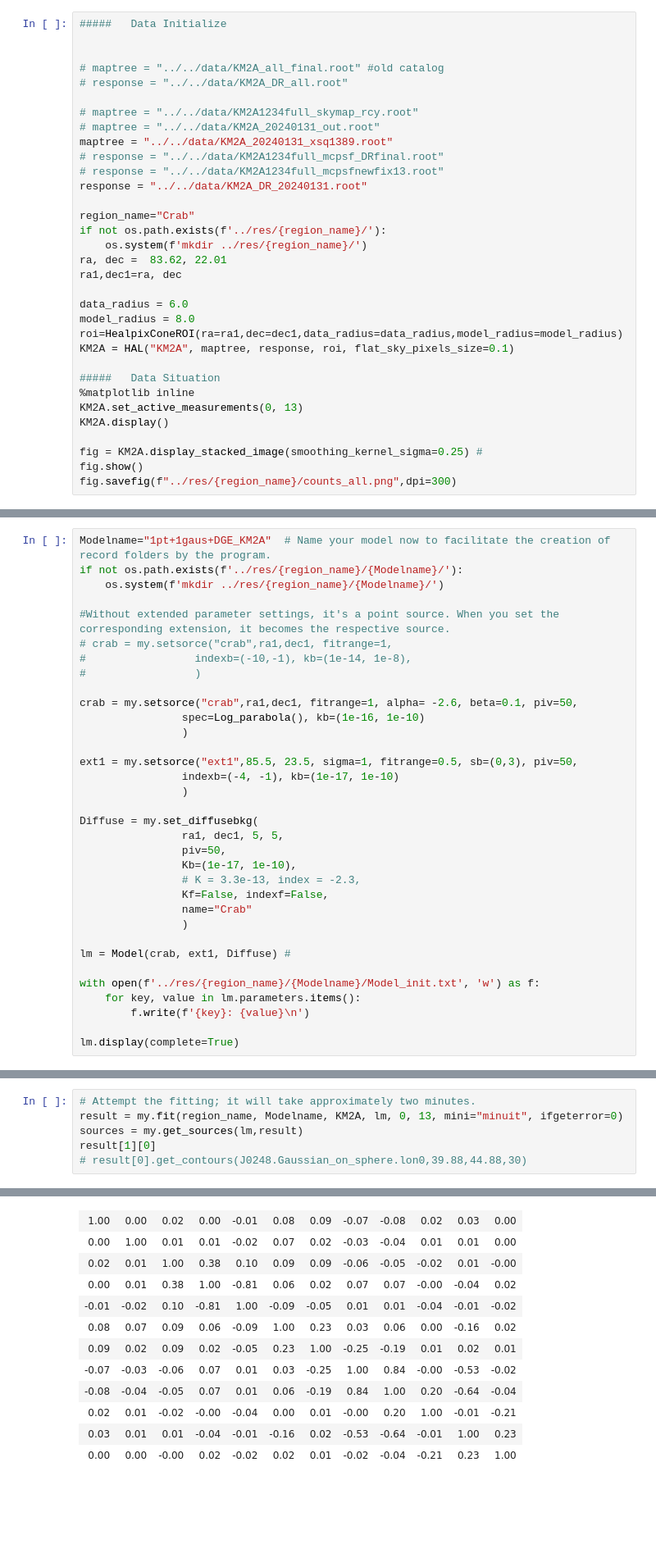
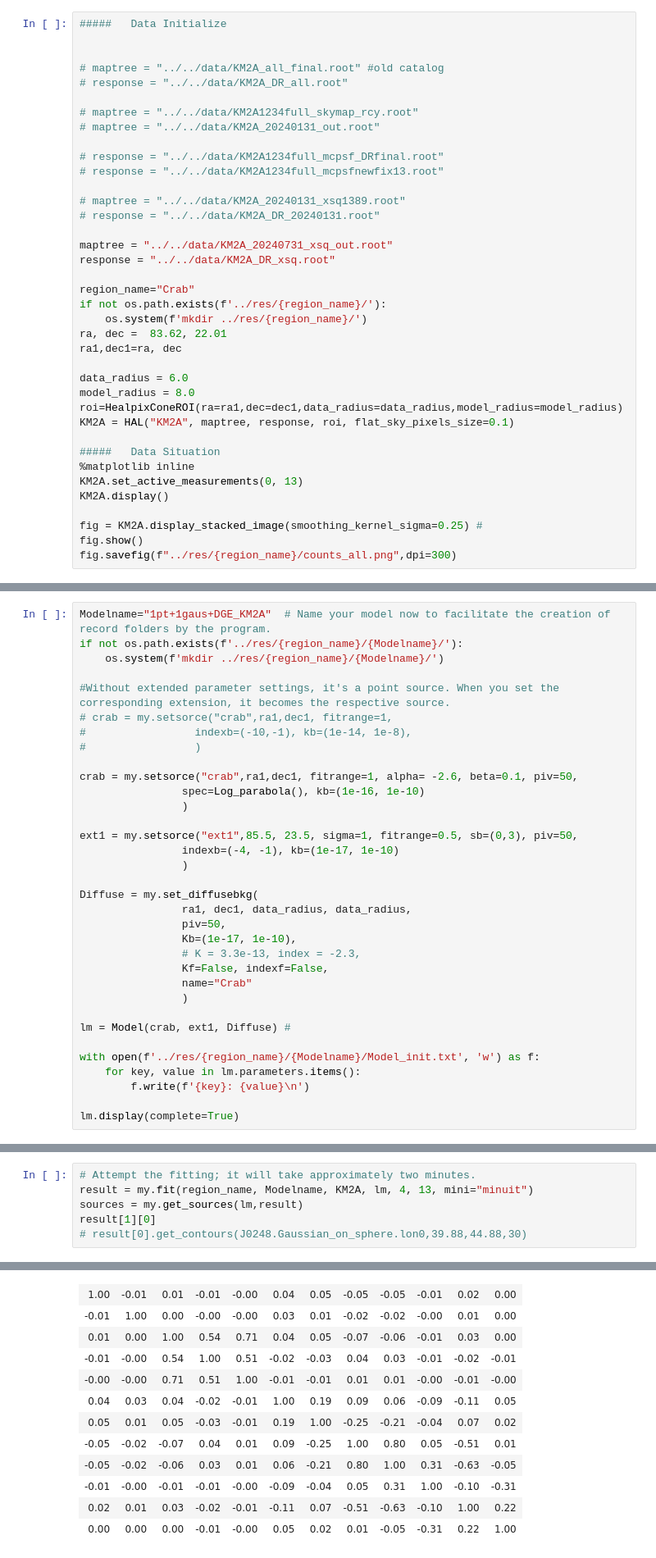
Before and after one commit to xiahouwenyu/3MLWCDA0.91, a Jupyter notebook: Standard/src/3MLnew_Crab_KM2A.ipynb, the cells around one changed output, grey strips where cells are left out. Shown at 82% size. Drawn from its saved outputs; the diff is of its cells as text; blank space fills up the shorter version.

```diff
--- a/Standard/src/3MLnew_Crab_KM2A.ipynb
+++ b/Standard/src/3MLnew_Crab_KM2A.ipynb
@@ -64,10 +84,15 @@ reload(my)
 
 # maptree = "../../data/KM2A1234full_skymap_rcy.root"
 # maptree = "../../data/KM2A_20240131_out.root"
-maptree = "../../data/KM2A_20240131_xsq1389.root"
+
 # response = "../../data/KM2A1234full_mcpsf_DRfinal.root"
 # response = "../../data/KM2A1234full_mcpsfnewfix13.root"
-response = "../../data/KM2A_DR_20240131.root"
+
+# maptree = "../../data/KM2A_20240131_xsq1389.root"
+# response = "../../data/KM2A_DR_20240131.root"
+
+maptree = "../../data/KM2A_20240731_xsq_out.root"
+response = "../../data/KM2A_DR_xsq.root"
 
 region_name="Crab"
 if not os.path.exists(f'../res/{region_name}/'):
@@ -125,7 +148,7 @@ ext1 = my.setsorce("ext1",85.5, 23.5, sigma=1, fitrange=0.5, sb=(0,3), piv=50,
                 )
 
 Diffuse = my.set_diffusebkg(
-                ra1, dec1, 5, 5,
+                ra1, dec1, data_radius, data_radius,
                 piv=50,
                 Kb=(1e-17, 1e-10),
                 # K = 3.3e-13, index = -2.3,
@@ -161,7 +184,7 @@ Model summary:
 ... (7 outputs left out)
 # %%
 # Attempt the fitting; it will take approximately two minutes.
-result = my.fit(region_name, Modelname, KM2A, lm, 0, 13, mini="minuit", ifgeterror=0)
+result = my.fit(region_name, Modelname, KM2A, lm, 4, 13, mini="minuit")
 sources = my.get_sources(lm,result)
 result[1][0]
 # result[0].get_contours(J0248.Gaussian_on_sphere.lon0,39.88,44.88,30)
@@ -190,15 +213,15 @@ Best fit values:
 Correlation matrix:
-| 1.00 | 0.00 | 0.02 | 0.00 | -0.01 | 0.08 | 0.09 | -0.07 | -0.08 | 0.02 | 0.03 | 0.00 |
-| 0.00 | 1.00 | 0.01 | 0.01 | -0.02 | 0.07 | 0.02 | -0.03 | -0.04 | 0.01 | 0.01 | 0.00 |
-| 0.02 | 0.01 | 1.00 | 0.38 | 0.10 | 0.09 | 0.09 | -0.06 | -0.05 | -0.02 | 0.01 | -0.00 |
-| 0.00 | 0.01 | 0.38 | 1.00 | -0.81 | 0.06 | 0.02 | 0.07 | 0.07 | -0.00 | -0.04 | 0.02 |
-| -0.01 | -0.02 | 0.10 | -0.81 | 1.00 | -0.09 | -0.05 | 0.01 | 0.01 | -0.04 | -0.01 | -0.02 |
-| 0.08 | 0.07 | 0.09 | 0.06 | -0.09 | 1.00 | 0.23 | 0.03 | 0.06 | 0.00 | -0.16 | 0.02 |
-| 0.09 | 0.02 | 0.09 | 0.02 | -0.05 | 0.23 | 1.00 | -0.25 | -0.19 | 0.01 | 0.02 | 0.01 |
-| -0.07 | -0.03 | -0.06 | 0.07 | 0.01 | 0.03 | -0.25 | 1.00 | 0.84 | -0.00 | -0.53 | -0.02 |
-| -0.08 | -0.04 | -0.05 | 0.07 | 0.01 | 0.06 | -0.19 | 0.84 | 1.00 | 0.20 | -0.64 | -0.04 |
-| 0.02 | 0.01 | -0.02 | -0.00 | -0.04 | 0.00 | 0.01 | -0.00 | 0.20 | 1.00 | -0.01 | -0.21 |
-| 0.03 | 0.01 | 0.01 | -0.04 | -0.01 | -0.16 | 0.02 | -0.53 | -0.64 | -0.01 | 1.00 | 0.23 |
-| 0.00 | 0.00 | -0.00 | 0.02 | -0.02 | 0.02 | 0.01 | -0.02 | -0.04 | -0.21 | 0.23 | 1.00 |
+| 1.00 | -0.01 | 0.01 | -0.01 | -0.00 | 0.04 | 0.05 | -0.05 | -0.05 | -0.01 | 0.02 | 0.00 |
+| -0.01 | 1.00 | 0.00 | -0.00 | -0.00 | 0.03 | 0.01 | -0.02 | -0.02 | -0.00 | 0.01 | 0.00 |
+| 0.01 | 0.00 | 1.00 | 0.54 | 0.71 | 0.04 | 0.05 | -0.07 | -0.06 | -0.01 | 0.03 | 0.00 |
+| -0.01 | -0.00 | 0.54 | 1.00 | 0.51 | -0.02 | -0.03 | 0.04 | 0.03 | -0.01 | -0.02 | -0.01 |
+| -0.00 | -0.00 | 0.71 | 0.51 | 1.00 | -0.01 | -0.01 | 0.01 | 0.01 | -0.00 | -0.01 | -0.00 |
+| 0.04 | 0.03 | 0.04 | -0.02 | -0.01 | 1.00 | 0.19 | 0.09 | 0.06 | -0.09 | -0.11 | 0.05 |
+| 0.05 | 0.01 | 0.05 | -0.03 | -0.01 | 0.19 | 1.00 | -0.25 | -0.21 | -0.04 | 0.07 | 0.02 |
+| -0.05 | -0.02 | -0.07 | 0.04 | 0.01 | 0.09 | -0.25 | 1.00 | 0.80 | 0.05 | -0.51 | 0.01 |
+| -0.05 | -0.02 | -0.06 | 0.03 | 0.01 | 0.06 | -0.21 | 0.80 | 1.00 | 0.31 | -0.63 | -0.05 |
+| -0.01 | -0.00 | -0.01 | -0.01 | -0.00 | -0.09 | -0.04 | 0.05 | 0.31 | 1.00 | -0.10 | -0.31 |
+| 0.02 | 0.01 | 0.03 | -0.02 | -0.01 | -0.11 | 0.07 | -0.51 | -0.63 | -0.10 | 1.00 | 0.22 |
+| 0.00 | 0.00 | 0.00 | -0.01 | -0.00 | 0.05 | 0.02 | 0.01 | -0.05 | -0.31 | 0.22 | 1.00 |
 Values of -log(likelihood) at the minimum:
 |  | -log(likelihood) |
```
Also changed, not shown: parts of 9 cells of this notebook, 28 other files.
